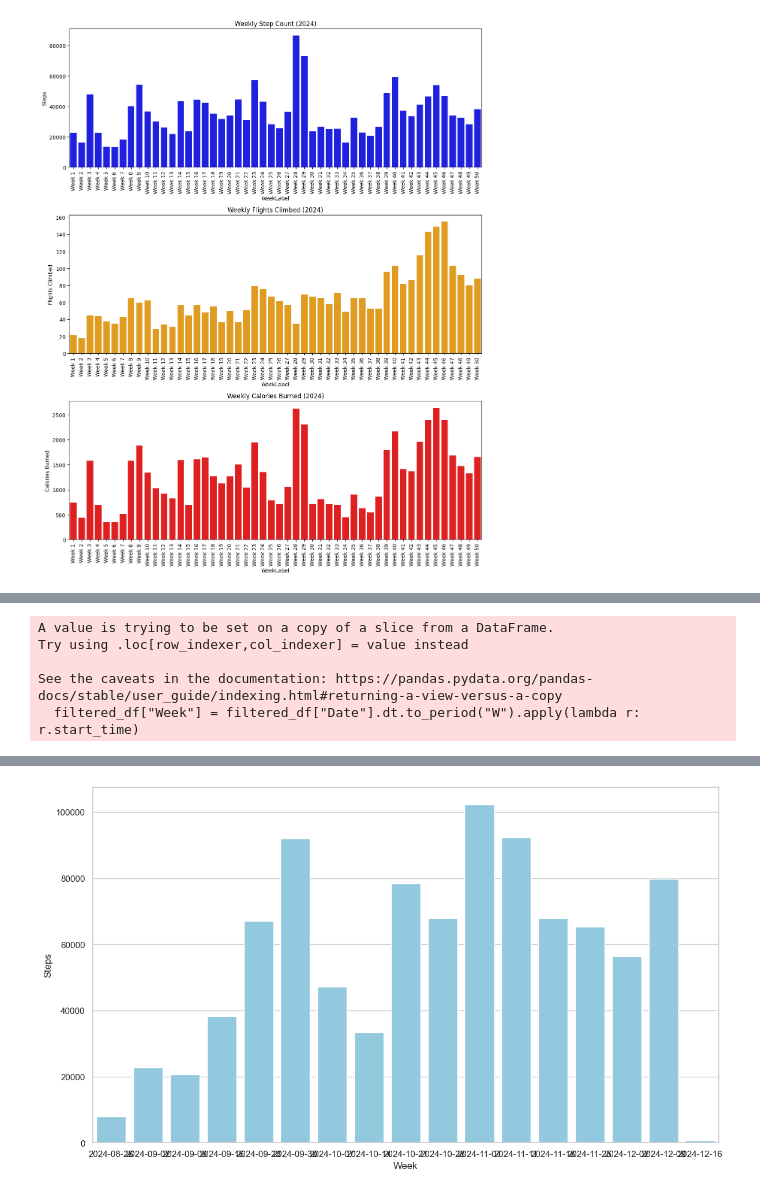
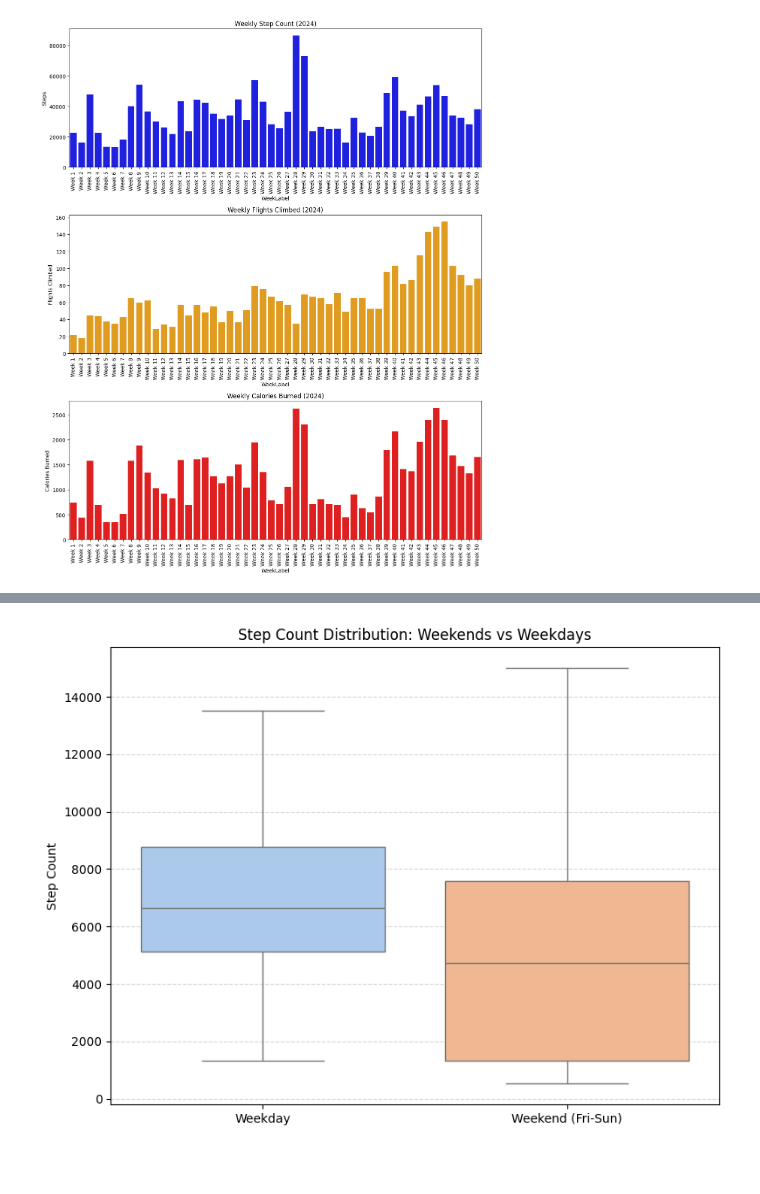
Before and after one commit to utkucaglar/Data_Analysis_Project, a Jupyter notebook: health_data_analysis.ipynb, the cells around one changed output, grey strips where cells are left out. Drawn from its saved outputs; the diff is of its cells as text; code cells hidden in the pictures; blank space fills up the shorter version.

```diff
--- a/health_data_analysis.ipynb
+++ b/health_data_analysis.ipynb
@@ -185,8 +203,4 @@ Passing `palette` without assigning `hue` is deprecated and will be removed in v
 # %%
-import pandas as pd
-import matplotlib.pyplot as plt
-import seaborn as sns
-
 # Assignments and Exams Data
 events = [
     {"name": "CS300 HW1", "date": "2024-10-27"},
@@ -205,12 +219,12 @@ events = [
 merged_df["Date"] = pd.to_datetime(merged_df["Date"])
 
 # Filter data for September to December 2024
-filtered_df = merged_df[(merged_df["Date"] >= "2024-09-01") & (merged_df["Date"] <= "2024-12-31")]
+filtered_df = merged_df[(merged_df["Date"] >= "2024-09-01") & (merged_df["Date"] <= "2024-12-31")].copy()
 
 # Add a column for the day of the week
 filtered_df["DayOfWeek"] = filtered_df["Date"].dt.day_name()
 
-# Filter weekends (Friday to Sunday)
+# Flag weekends (Friday to Sunday)
 filtered_df["WeekendFlag"] = filtered_df["DayOfWeek"].isin(["Friday", "Saturday", "Sunday"])
 
 # Plot step count for weekends and annotate events
@@ -229,16 +243,19 @@ sns.scatterplot(
 # Annotate academic events
 for event in events:
     event_date = pd.to_datetime(event["date"])
+    # Annotate only if the event date is within the filtered range
     if event_date in filtered_df["Date"].values:
         plt.axvline(event_date, color="red", linestyle="--", alpha=0.7)
-        plt.text(event_date, filtered_df["Steps"].max() * 0.8, event["name"],
-                 rotation=90, color="red", fontsize=9, ha="center", va="center")
+        plt.text(event_date, filtered_df["Steps"].max() * 0.7, event["name"],
+                 rotation=90, color="red", fontsize=8, ha="center", va="center")
 
 # Add labels and title
 plt.title("Step Count Decrease During Exam and Homework Weekends (Fridays Included)")
 plt.xlabel("Date")
 plt.ylabel("Step Count")
 plt.legend()
+
+# Improve layout
 plt.tight_layout()
 plt.show()
 # %% [output]
@@ -256,30 +263,36 @@ See the caveats in the documentation: https://pandas.pydata.org/pandas-docs/stab
 # %%
-# Aggregate step counts weekly
-filtered_df["Week"] = filtered_df["Date"].dt.to_period("W").apply(lambda r: r.start_time)
-weekly_summary = filtered_df.groupby("Week")["Steps"].sum().reset_index()
+import pandas as pd
+import matplotlib.pyplot as plt
+import seaborn as sns
 
-# Mark weeks with events
-event_weeks = [pd.to_datetime(event["date"]).to_period("W").start_time for event in events]
+# Ensure filtered_df is a standalone DataFrame
+filtered_df = filtered_df.copy()
 
-# Plot
-plt.figure(figsize=(14, 8))
-sns.barplot(data=weekly_summary, x="Week", y="Steps", color="skyblue")
+# ---------- Step 1: Extract Day of Week ----------
+# Convert 'Date' column to datetime if not already
+filtered_df["Date"] = pd.to_datetime(filtered_df["Date"], errors="coerce")
 
-# Highlight event weeks
-for event_week in event_weeks:
-    plt.axvline(event_week, color="red", linestyle="--", alpha=0.7)
-    plt.text(event_week, weekly_summary["Steps"].max() * 0.9, "Event Week",
-             rotation=90, color="red", fontsize=8, ha="center")
+# Extract Day of the Week
+filtered_df["DayOfWeek"] = filtered_df["Date"].dt.day_name()
 
-plt.title("Weekly Step Count with Exam/Assignment Weeks Highlighted")
-plt.xlabel("Week Start Date")
-plt.ylabel("Total Steps")
-plt.xticks(rotation=45)
+# Label Days as 'Weekend' or 'Weekday'
+filtered_df["DayType"] = filtered_df["DayOfWeek"].apply(
+    lambda x: "Weekend (Fri-Sun)" if x in ["Friday", "Saturday", "Sunday"] else "Weekday"
+)
+
+# ---------- Step 2: Boxplot ----------
+plt.figure(figsize=(8, 6))
+
+# Plot the boxplot for Step Count distribution
+sns.boxplot(data=filtered_df, x="DayType", y="Steps", hue="DayType", palette="pastel", legend=False)
+
+# Add title and labels
+plt.title("Step Count Distribution: Weekends vs Weekdays")
+plt.xlabel("")
+plt.ylabel("Step Count")
+plt.grid(axis="y", linestyle="--", alpha=0.5)
+
+# Show the plot
 plt.tight_layout()
 plt.show()
 # %% [output]
-A value is trying to be set on a copy of a slice from a DataFrame.
-Try using .loc[row_indexer,col_indexer] = value instead
-
-See the caveats in the documentation: https://pandas.pydata.org/pandas-docs/stable/user_guide/indexing.html#returning-a-view-versus-a-copy
-  filtered_df["Week"] = filtered_df["Date"].dt.to_period("W").apply(lambda r: r.start_time)
@@ -287 +299 @@ ConversionError: Failed to convert value(s) to axis units: Timestamp('2024-10-21
-[figure, old version]
+[figure, new version]
```
Also changed, not shown: parts of 7 cells of this notebook.
